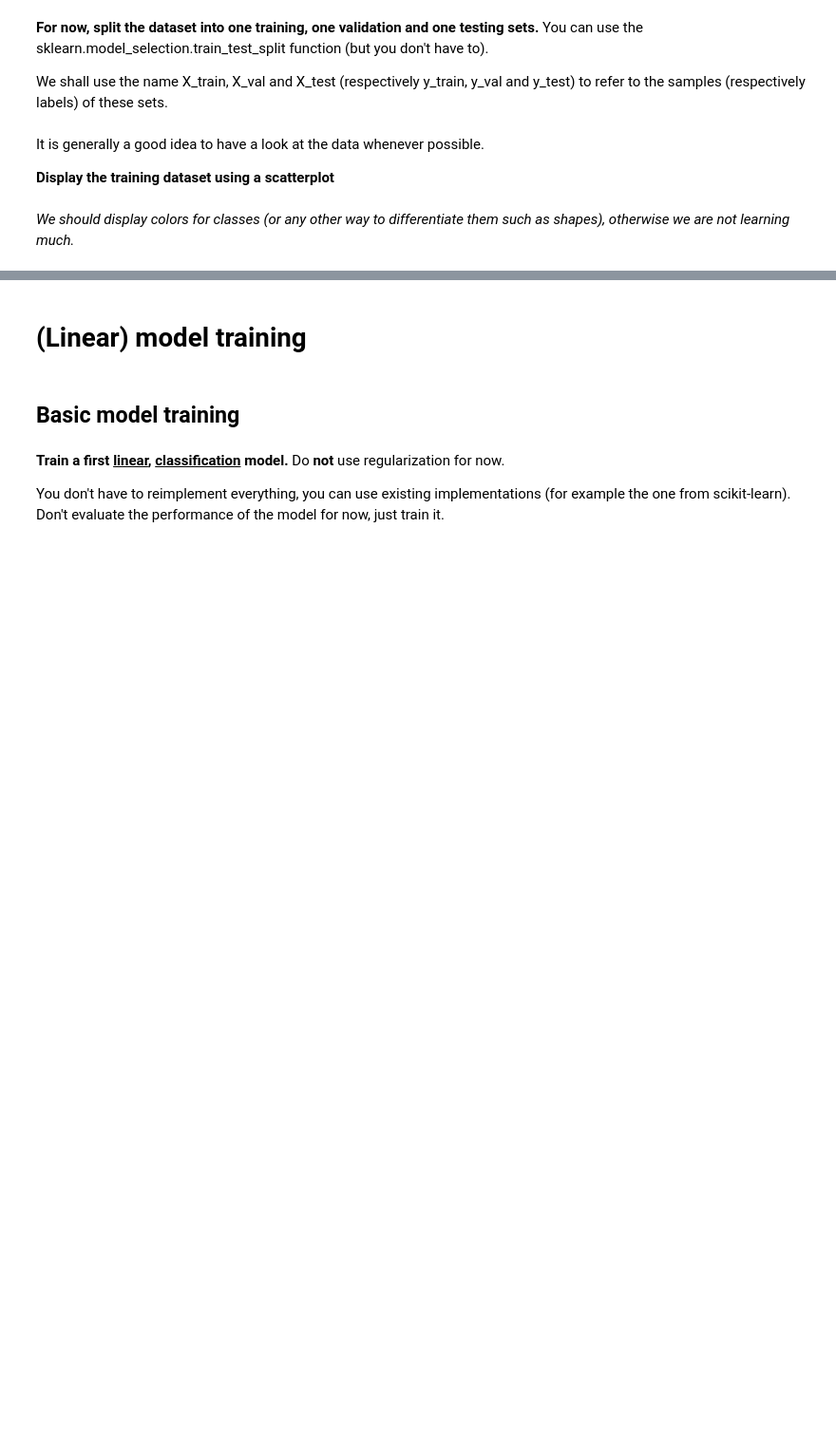
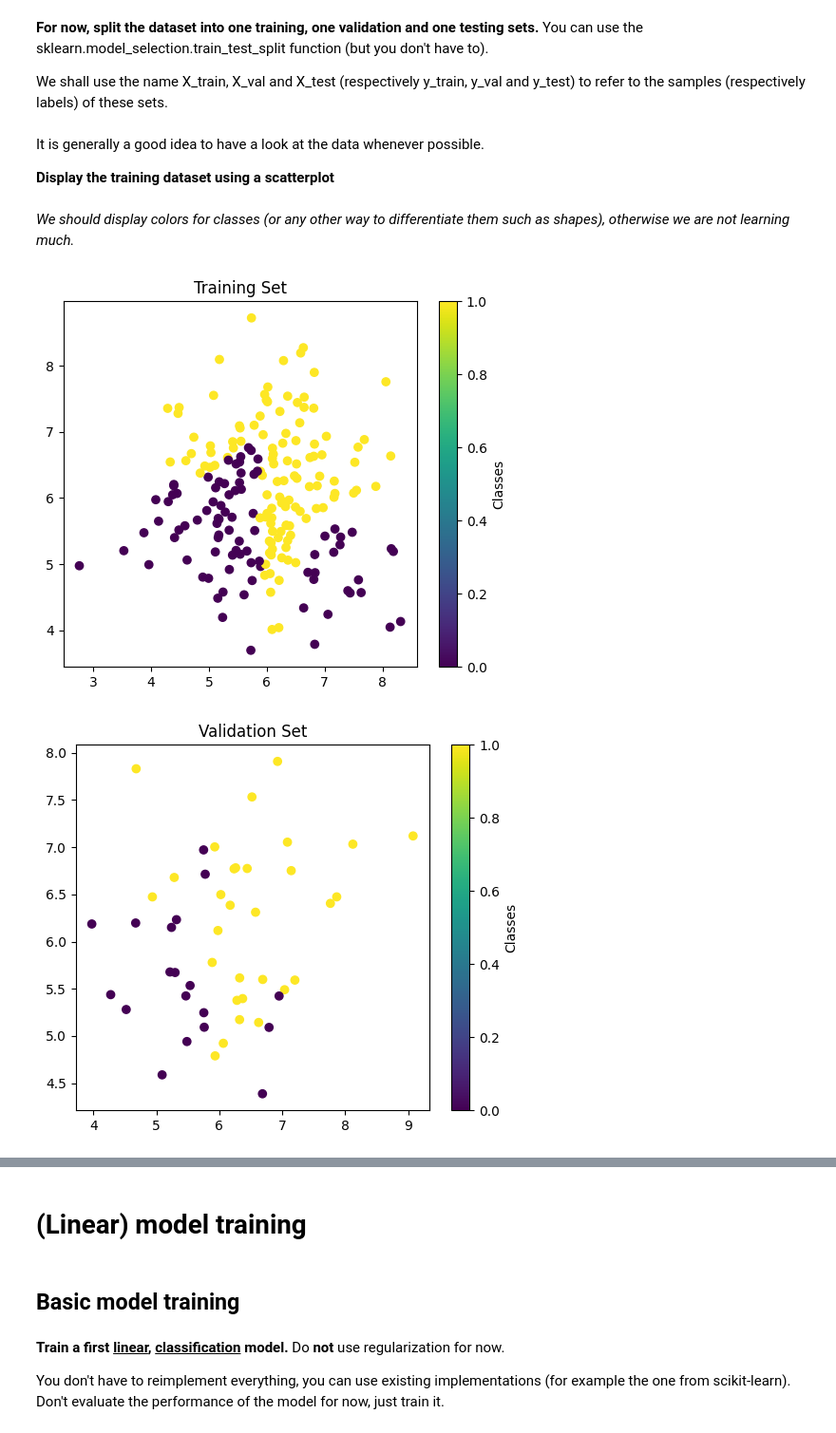
Before and after one commit to audreybvt/ML, a Jupyter notebook: Lab 3 - Classifiers.ipynb, the cells around one changed output, grey strips where cells are left out. Shown at 95% size. Cells and saved outputs as stored; diff of their text form; code cells hidden in the pictures; blank space fills up the shorter version.

```diff
--- a/Lab 3 - Classifiers.ipynb
+++ b/Lab 3 - Classifiers.ipynb
@@ -43,9 +45,46 @@ We are going to do classification with different models, that will require selec
 **For now, split the dataset into one training, one validation and one testing sets.** You can use the sklearn.model_selection.train_test_split function (but you don't have to).
 
 We shall use the name X_train, X_val and X_test (respectively y_train, y_val and y_test) to refer to the samples (respectively labels) of these sets.
+# %%
+from sklearn.model_selection import train_test_split
+X_train, X_1, y_train, y_1 = train_test_split(X, y, test_size=0.33, random_state=42)#found on the documentation Sklearn
+
+X_val, X_test, y_val, y_test = train_test_split(
+    X_1, y_1, test_size=0.5, random_state=42)#we split the old test dataset into a test one and a validation one
 # %% [markdown]
 It is generally a good idea to have a look at the data whenever possible.
 
 **Display the training dataset using a scatterplot**
 # %% [markdown]
 *We should display colors for classes (or any other way to differentiate them such as shapes), otherwise we are not learning much.*
+# %%
+#print(X_train.shape, y_train.shape)
+#print(X_val.shape, y_val.shape)
+#print(X_test.shape, y_test.shape)
+
+#print(y)# y only has 2 values, 1 or 0
+import matplotlib.pyplot as plt
+
+# Train
+plt.figure(figsize=(6,5))
+plt.scatter(X_train[:, 0], X_train[:, 1], c=y_train)
+plt.title("Training Set")
+plt.colorbar(label="Classes")
+plt.show()
+
+# Test
+plt.figure(figsize=(6,5))
+plt.scatter(X_val[:, 0], X_val[:, 1], c=y_val)
+plt.title("Validation Set")
+plt.colorbar(label="Classes")
+plt.show()
+
+# Validation
+plt.figure(figsize=(6,5))
+plt.scatter(X_test[:, 0], X_test[:, 1], c=y_test)
+plt.title("Test Set")
+plt.colorbar(label="Classes")
+plt.show()
+# %% [output]
+[figure, added]
+[figure, added]
```
Also changed, not shown: parts of 8 cells of this notebook, 1 other file.
